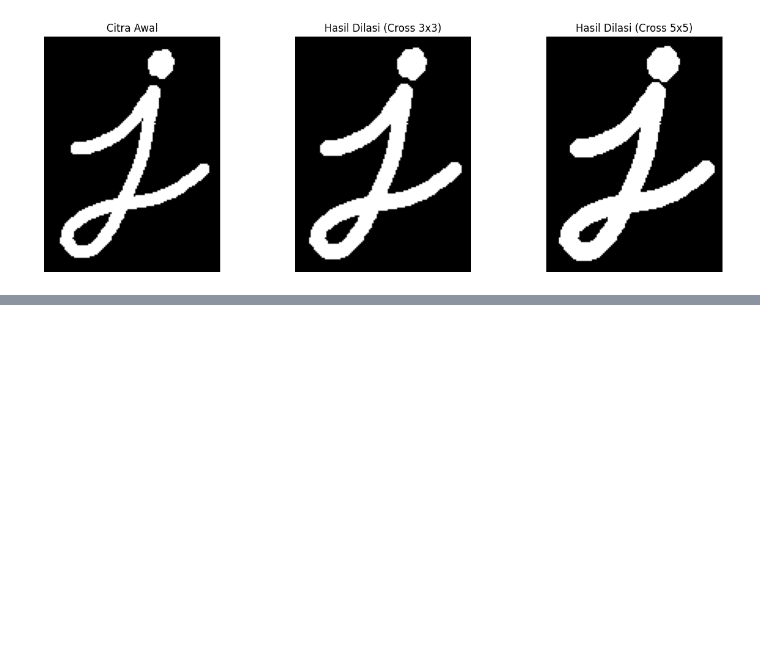
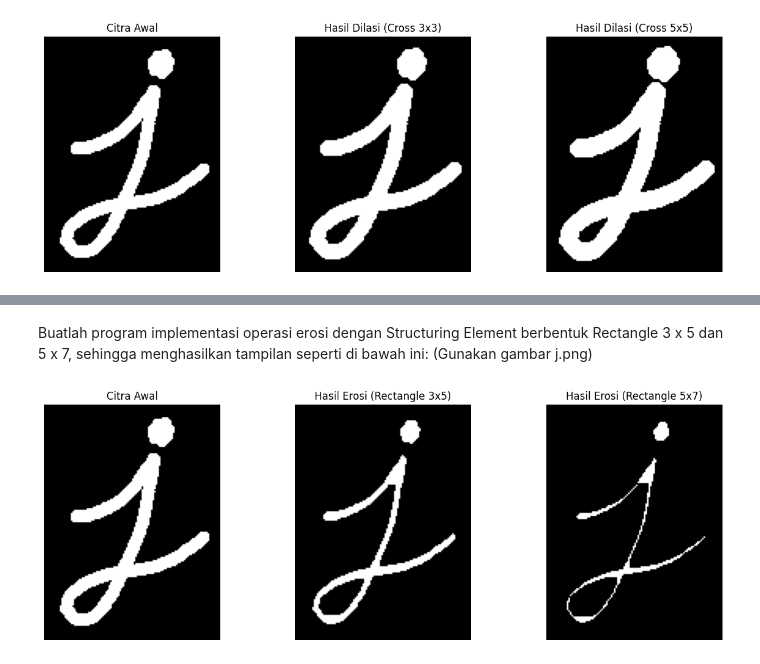
Before and after one commit to satriaabraarr/PCVK_Ganjil_2024, a Jupyter notebook: Modul9.ipynb, the cells around one changed output, grey strips where cells are left out. Saved outputs shown, nothing was run; the diff lists cells and outputs as text; code cells hidden in the pictures; blank space fills up the shorter version.

```diff
--- a/Modul9.ipynb
+++ b/Modul9.ipynb
@@ -508,0 +581,72 @@ plt.show()
+# %% [markdown]
+ Buatlah program implementasi operasi erosi dengan Structuring Element berbentuk
+Rectangle 3 x 5  dan 5 x 7, sehingga menghasilkan tampilan seperti di bawah ini:
+(Gunakan gambar j.png)
+# %%
+
+# Fungsi untuk melakukan erosi
+def erosi_citra(image, SE):
+    rows, cols = image.shape
+    output_image = np.zeros((rows, cols), dtype=np.uint8)
+
+    # Padding untuk SE 3x5 dan 5x7
+    pad_size = (SE.shape[0] // 2, SE.shape[1] // 2)
+    padded_image = np.pad(image, pad_width=pad_size, mode='constant', constant_values=0)
+
+    # Proses erosi
+    for i in range(rows):
+        for j in range(cols):
+            # Ambil neighborhood
+            neighborhood = padded_image[i:i+SE.shape[0], j:j+SE.shape[1]]
+            # Cek apakah semua elemen SE yang aktif ada di neighborhood
+            erosi = True  # Anggap true dulu
+            for m in range(SE.shape[0]):
+                for n in range(SE.shape[1]):
+                    if SE[m, n] == 1:  # Hanya periksa yang aktif di SE
+                        if neighborhood[m, n] != 255:  # Jika tidak 255, set erosi menjadi false
+                            erosi = False
+                            break
+                if not erosi:
+                    break
+            output_image[i, j] = 255 if erosi else 0  # Jika erosi true, set output ke 255, jika tidak ke 0
+
+    return output_image
+
+# Membuat structuring element berbentuk rectangle 3x5 dan 5x7
+SE_rectangle_3x5 = np.ones((3, 5), dtype=np.uint8)
+SE_rectangle_5x7 = np.ones((5, 7), dtype=np.uint8)
+
+# Membaca gambar input dalam mode grayscale
+image = cv2.imread('drive/MyDrive/PCVK/image/Assets/j.png', cv2.IMREAD_GRAYSCALE)
+
+# Mengubah citra menjadi biner (thresholding)
+_, image_binary = cv2.threshold(image, 128, 255, cv2.THRESH_BINARY)
+
+# Terapkan operasi erosi
+eroded_image_rectangle_3x5 = erosi_citra(image_binary, SE_rectangle_3x5)
+eroded_image_rectangle_5x7 = erosi_citra(image_binary, SE_rectangle_5x7)
+
+# Menampilkan hasil erosi
+plt.figure(figsize=(15, 5))
+
+# Gambar asli
+plt.subplot(1, 3, 1)
+plt.title('Citra Awal')
+plt.imshow(image_binary, cmap='gray')
+plt.axis('off')
+
+# Gambar setelah operasi erosi (Rectangle 3x5)
+plt.subplot(1, 3, 2)
+plt.title('Hasil Erosi (Rectangle 3x5)')
+plt.imshow(eroded_image_rectangle_3x5, cmap='gray')
+plt.axis('off')
+
+# Gambar setelah operasi erosi (Rectangle 5x7)
+plt.subplot(1, 3, 3)
+plt.title('Hasil Erosi (Rectangle 5x7)')
+plt.imshow(eroded_image_rectangle_5x7, cmap='gray')
+plt.axis('off')
+
+plt.show()
+# %% [output]
+[figure, added]
```
Also changed, not shown: parts of 4 cells of this notebook.
